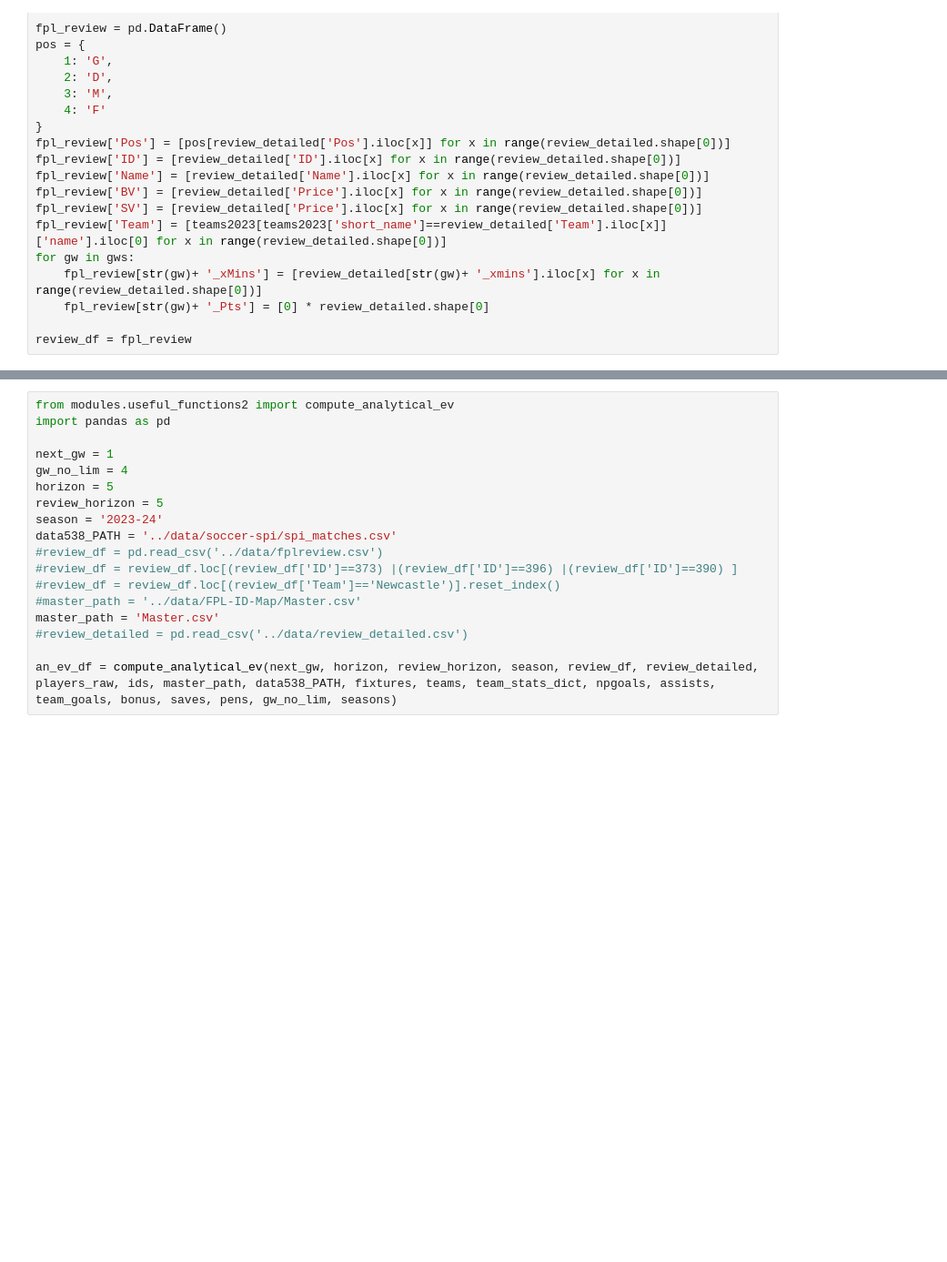
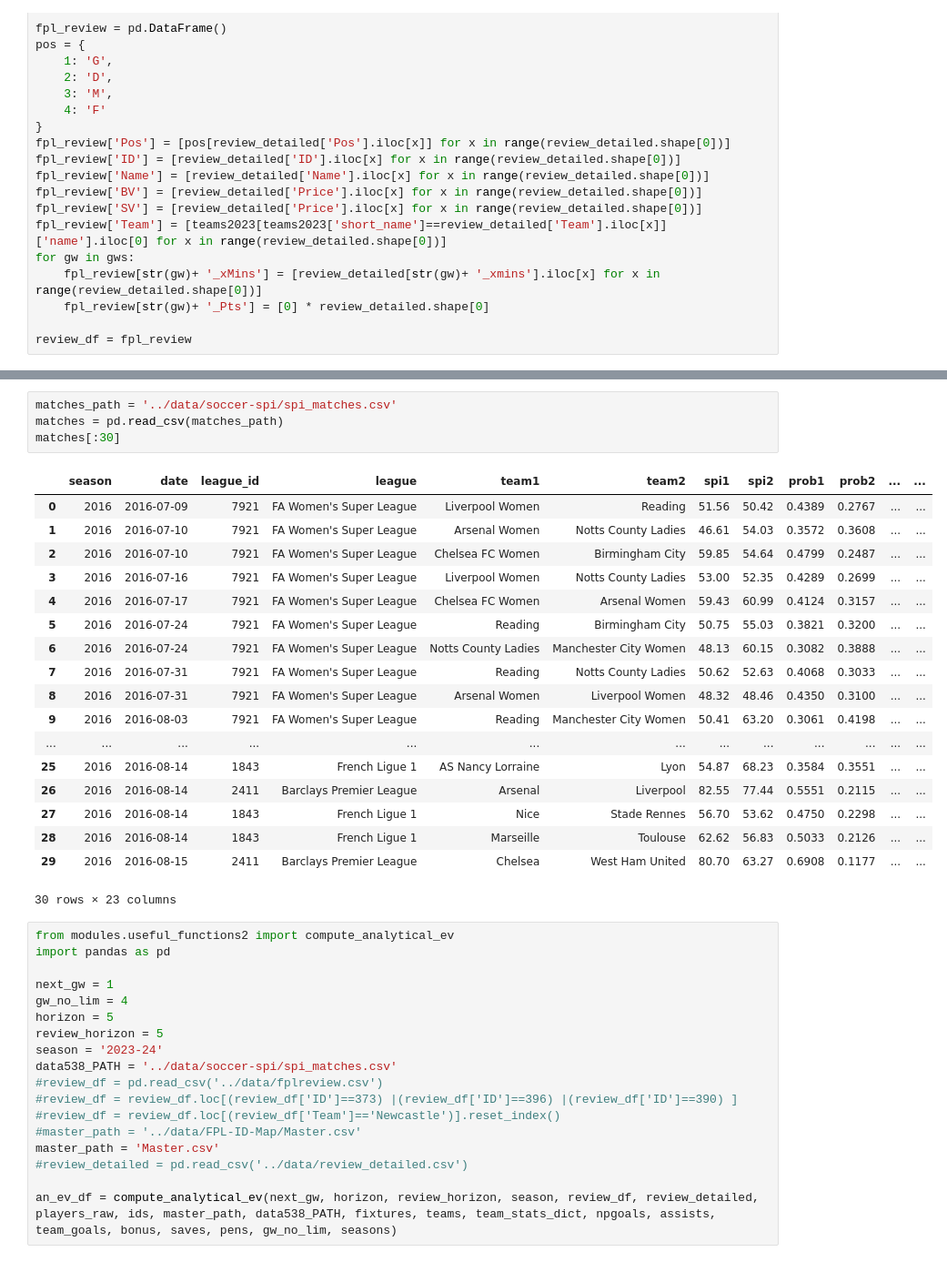
Before and after one commit to spiros26/FPL-Project, a Jupyter notebook: ev_creator/ALEX.ipynb, the cells around one changed output, grey strips where cells are left out. Shown: that part at 91% size. Saved outputs shown, nothing was run; the diff lists cells and outputs as text; blank space fills up the shorter version.

```diff
--- a/ev_creator/ALEX.ipynb
+++ b/ev_creator/ALEX.ipynb
@@ -960,3 +970,26 @@ review_df = fpl_review
+# %%
+matches_path = '../data/soccer-spi/spi_matches.csv'
+matches = pd.read_csv(matches_path)
+matches[:30]
+# %% [output]
+|  | season | date | league_id | league | team1 | team2 | spi1 | spi2 | prob1 | prob2 | ... | ... |
+| 0 | 2016 | 2016-07-09 | 7921 | FA Women's Super League | Liverpool Women | Reading | 51.56 | 50.42 | 0.4389 | 0.2767 | ... | ... |
+| 1 | 2016 | 2016-07-10 | 7921 | FA Women's Super League | Arsenal Women | Notts County Ladies | 46.61 | 54.03 | 0.3572 | 0.3608 | ... | ... |
+| 2 | 2016 | 2016-07-10 | 7921 | FA Women's Super League | Chelsea FC Women | Birmingham City | 59.85 | 54.64 | 0.4799 | 0.2487 | ... | ... |
+| 3 | 2016 | 2016-07-16 | 7921 | FA Women's Super League | Liverpool Women | Notts County Ladies | 53.00 | 52.35 | 0.4289 | 0.2699 | ... | ... |
+| 4 | 2016 | 2016-07-17 | 7921 | FA Women's Super League | Chelsea FC Women | Arsenal Women | 59.43 | 60.99 | 0.4124 | 0.3157 | ... | ... |
+| 5 | 2016 | 2016-07-24 | 7921 | FA Women's Super League | Reading | Birmingham City | 50.75 | 55.03 | 0.3821 | 0.3200 | ... | ... |
+| 6 | 2016 | 2016-07-24 | 7921 | FA Women's Super League | Notts County Ladies | Manchester City Women | 48.13 | 60.15 | 0.3082 | 0.3888 | ... | ... |
+| 7 | 2016 | 2016-07-31 | 7921 | FA Women's Super League | Reading | Notts County Ladies | 50.62 | 52.63 | 0.4068 | 0.3033 | ... | ... |
+| 8 | 2016 | 2016-07-31 | 7921 | FA Women's Super League | Arsenal Women | Liverpool Women | 48.32 | 48.46 | 0.4350 | 0.3100 | ... | ... |
+| 9 | 2016 | 2016-08-03 | 7921 | FA Women's Super League | Reading | Manchester City Women | 50.41 | 63.20 | 0.3061 | 0.4198 | ... | ... |
+| ... | ... | ... | ... | ... | ... | ... | ... | ... | ... | ... | ... | ... |
+| 25 | 2016 | 2016-08-14 | 1843 | French Ligue 1 | AS Nancy Lorraine | Lyon | 54.87 | 68.23 | 0.3584 | 0.3551 | ... | ... |
+| 26 | 2016 | 2016-08-14 | 2411 | Barclays Premier League | Arsenal | Liverpool | 82.55 | 77.44 | 0.5551 | 0.2115 | ... | ... |
+| 27 | 2016 | 2016-08-14 | 1843 | French Ligue 1 | Nice | Stade Rennes | 56.70 | 53.62 | 0.4750 | 0.2298 | ... | ... |
+| 28 | 2016 | 2016-08-14 | 1843 | French Ligue 1 | Marseille | Toulouse | 62.62 | 56.83 | 0.5033 | 0.2126 | ... | ... |
+| 29 | 2016 | 2016-08-15 | 2411 | Barclays Premier League | Chelsea | West Ham United | 80.70 | 63.27 | 0.6908 | 0.1177 | ... | ... |
+30 rows × 23 columns
 # %%
 from modules.useful_functions2 import compute_analytical_ev
 import pandas as pd
```
Also changed, not shown: parts of 7 cells of this notebook, 2 other files.
